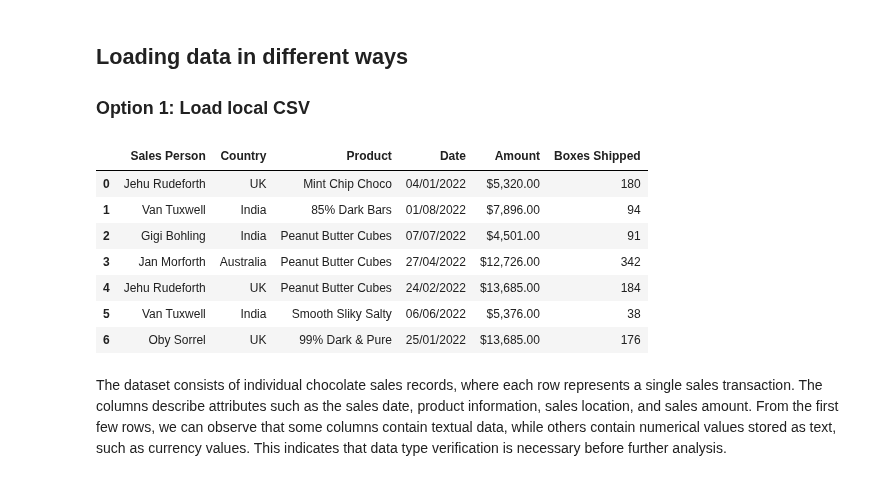
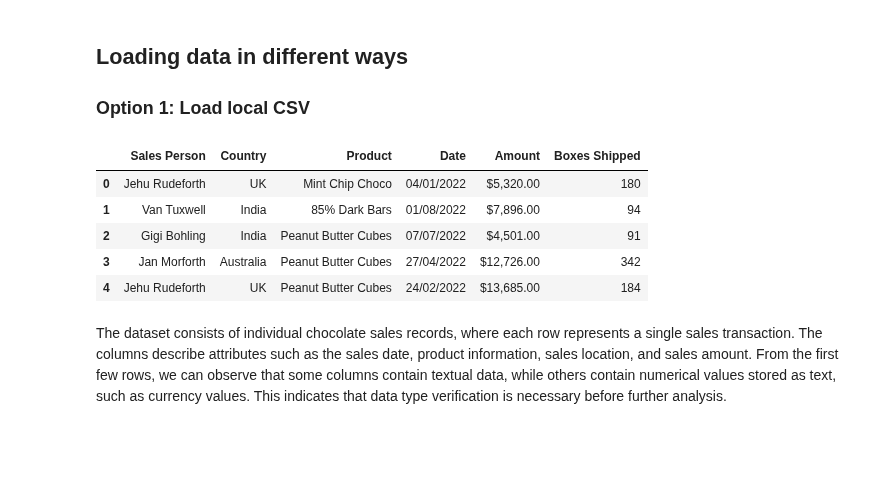
Before and after one commit to MohammadAlsadiq/arti308-ML-course, a Jupyter notebook: Lab3_mainPC/3- EDA.ipynb, the cells around one changed output. Cells and saved outputs as stored; diff of their text form; code cells hidden in the pictures; blank space fills up the shorter version.

```diff
--- a/Lab3_mainPC/3- EDA.ipynb
+++ b/Lab3_mainPC/3- EDA.ipynb
@@ -45,19 +16,17 @@ sns.set()
 # %%
 # Load Dataset
 
 df = pd.read_csv("Chocolate_Sales.csv")
 
 # Display first 5 rows
-df.head(7)
+df.head()
 # %% [output]
 |  | Sales Person | Country | Product | Date | Amount | Boxes Shipped |
 | 0 | Jehu Rudeforth | UK | Mint Chip Choco | 04/01/2022 | $5,320.00 | 180 |
 | 1 | Van Tuxwell | India | 85% Dark Bars | 01/08/2022 | $7,896.00 | 94 |
 | 2 | Gigi Bohling | India | Peanut Butter Cubes | 07/07/2022 | $4,501.00 | 91 |
 | 3 | Jan Morforth | Australia | Peanut Butter Cubes | 27/04/2022 | $12,726.00 | 342 |
 | 4 | Jehu Rudeforth | UK | Peanut Butter Cubes | 24/02/2022 | $13,685.00 | 184 |
-| 5 | Van Tuxwell | India | Smooth Sliky Salty | 06/06/2022 | $5,376.00 | 38 |
-| 6 | Oby Sorrel | UK | 99% Dark & Pure | 25/01/2022 | $13,685.00 | 176 |
 # %% [markdown]
 The dataset consists of individual chocolate sales records, where each row represents a single sales transaction.
 The columns describe attributes such as the sales date, product information, sales location, and sales amount.
```
Also changed, not shown: parts of 4 cells of this notebook, 2 other files.
